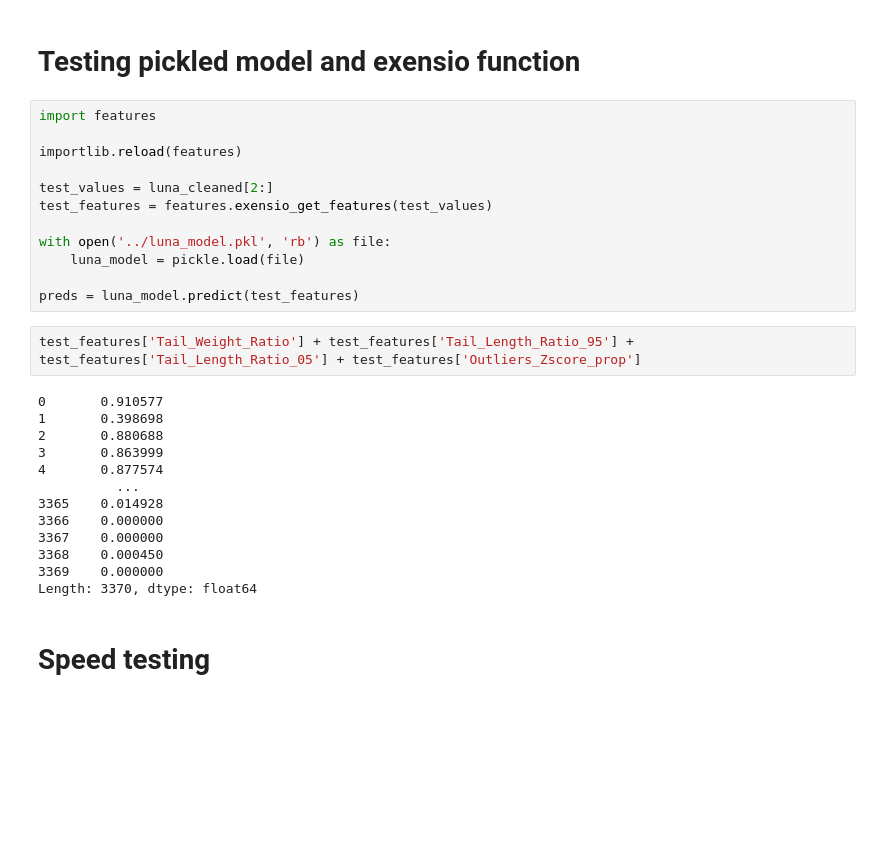
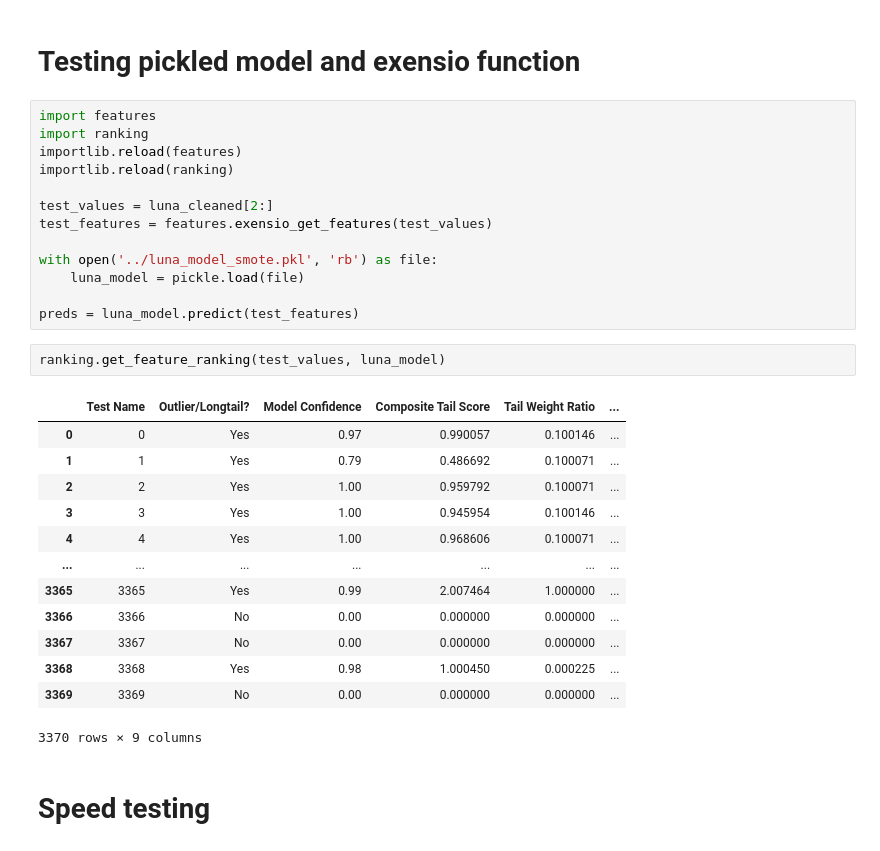
Before and after one commit to chan-cee/wafers, a Jupyter notebook: Luna/Preprocessing/Luna Preprocessing.ipynb, the cells around one changed output. Saved outputs shown, nothing was run; the diff lists cells and outputs as text; blank space fills up the shorter version.

```diff
--- a/Luna/Preprocessing/Luna Preprocessing.ipynb
+++ b/Luna/Preprocessing/Luna Preprocessing.ipynb
@@ -237,31 +195,33 @@ with open('luna_dataframes.pkl', 'wb') as file:
 # Testing pickled model and exensio function
 # %%
 import features
-
+import ranking
 importlib.reload(features)
+importlib.reload(ranking)
 
 test_values = luna_cleaned[2:]
 test_features = features.exensio_get_features(test_values)
 
-with open('../luna_model.pkl', 'rb') as file:
+with open('../luna_model_smote.pkl', 'rb') as file:
     luna_model = pickle.load(file)
 
 preds = luna_model.predict(test_features)
-# %%
-test_features['Tail_Weight_Ratio'] + test_features['Tail_Length_Ratio_95'] + test_features['Tail_Length_Ratio_05'] + test_features['Outliers_Zscore_prop']
-# %% [output]
-0       0.910577
-1       0.398698
-2       0.880688
-3       0.863999
-4       0.877574
-          ...
-3365    0.014928
-3366    0.000000
-3367    0.000000
-3368    0.000450
-3369    0.000000
-Length: 3370, dtype: float64
+# %%
+ranking.get_feature_ranking(test_values, luna_model)
+# %% [output]
+|  | Test Name | Outlier/Longtail? | Model Confidence | Composite Tail Score | Tail Weight Ratio | ... |
+| 0 | 0 | Yes | 0.97 | 0.990057 | 0.100146 | ... |
+| 1 | 1 | Yes | 0.79 | 0.486692 | 0.100071 | ... |
+| 2 | 2 | Yes | 1.00 | 0.959792 | 0.100071 | ... |
+| 3 | 3 | Yes | 1.00 | 0.945954 | 0.100146 | ... |
+| 4 | 4 | Yes | 1.00 | 0.968606 | 0.100071 | ... |
+| ... | ... | ... | ... | ... | ... | ... |
+| 3365 | 3365 | Yes | 0.99 | 2.007464 | 1.000000 | ... |
+| 3366 | 3366 | No | 0.00 | 0.000000 | 0.000000 | ... |
+| 3367 | 3367 | No | 0.00 | 0.000000 | 0.000000 | ... |
+| 3368 | 3368 | Yes | 0.98 | 1.000450 | 0.000225 | ... |
+| 3369 | 3369 | No | 0.00 | 0.000000 | 0.000000 | ... |
+3370 rows × 9 columns
 # %% [markdown]
 # Speed testing
 # %%
```
Also changed, not shown: parts of 13 cells of this notebook, 2 other files.
